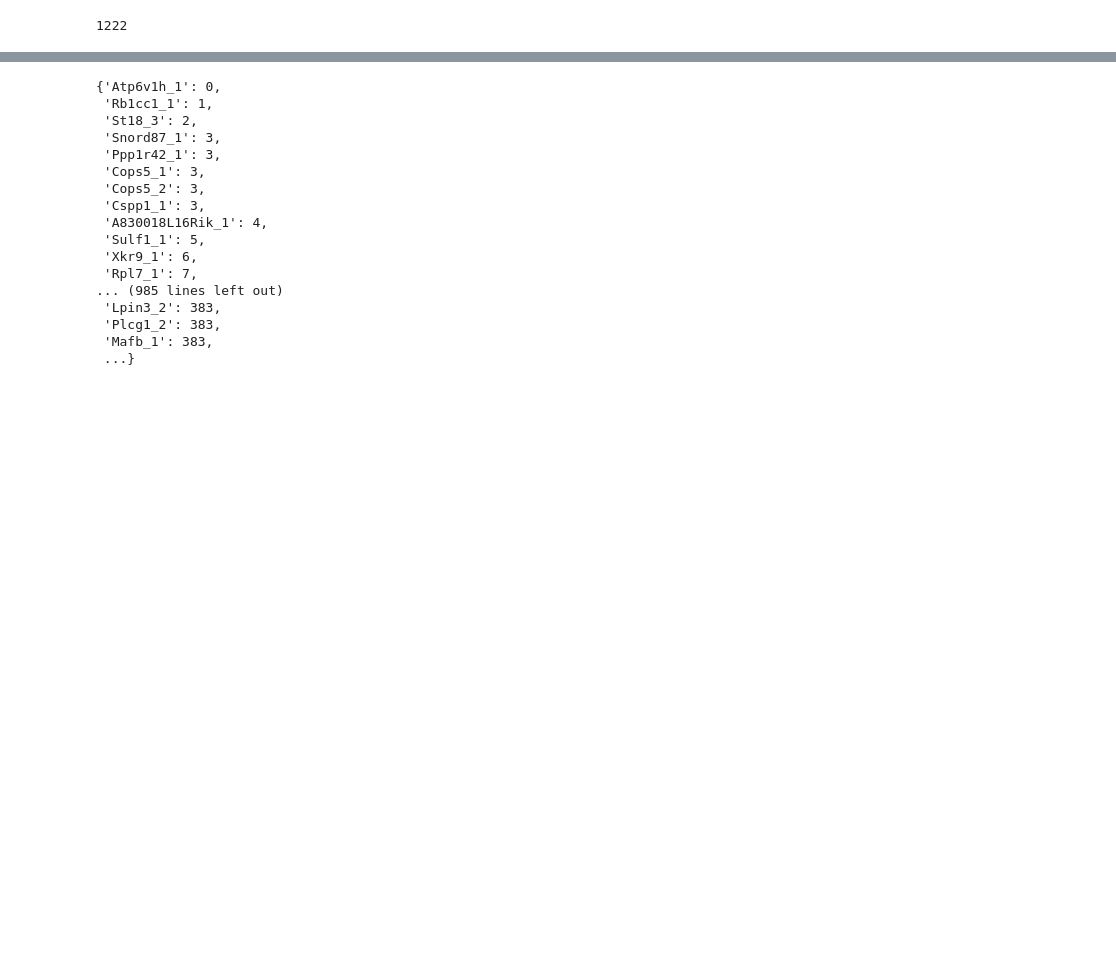
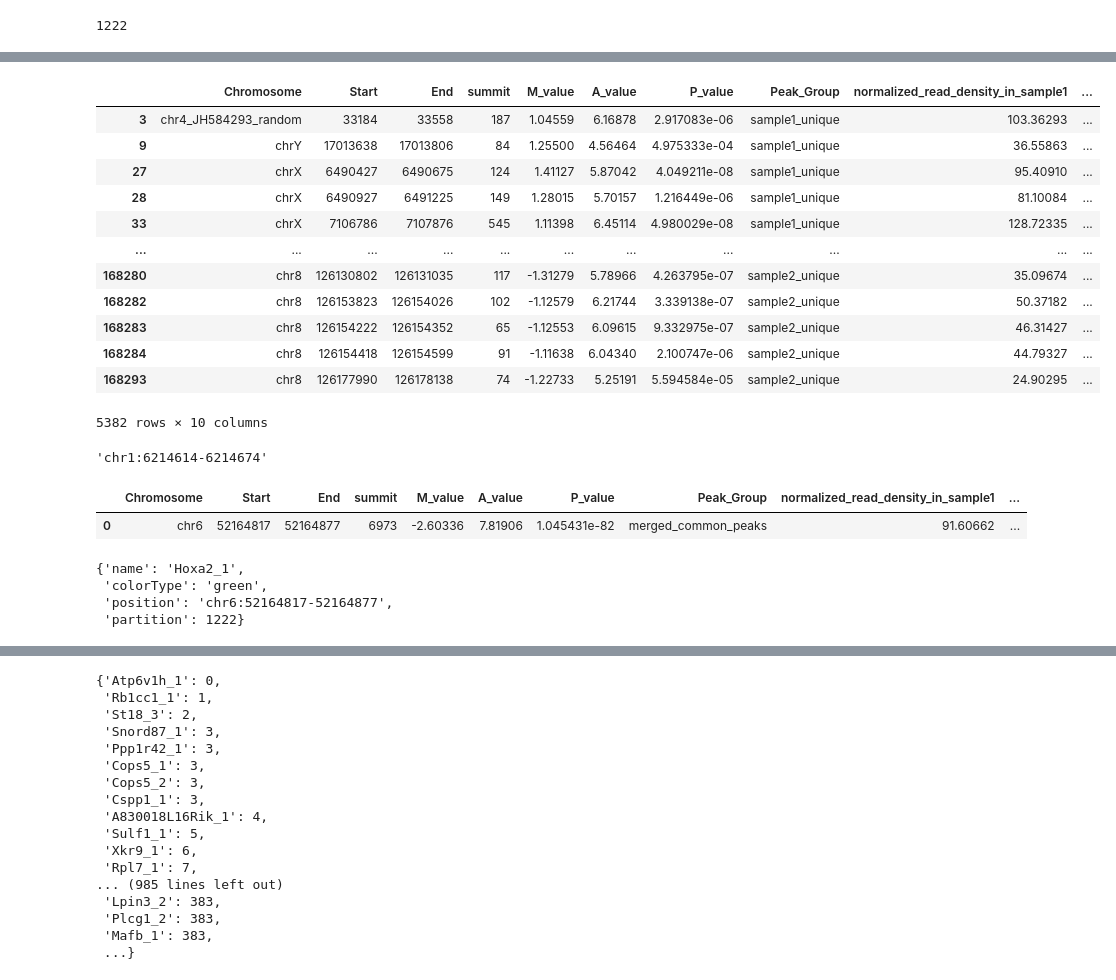
Before and after one commit to joachimwolff/Epigenetic-Graph-Analyzer, a Jupyter notebook: createInteractionsCoolerFormat_hg19_Mifsud.ipynb, the cells around one changed output, grey strips where cells are left out. Cells and saved outputs as stored; diff of their text form; code cells hidden in the pictures; blank space fills up the shorter version.

```diff
--- a/createInteractionsCoolerFormat_hg19_Mifsud.ipynb
+++ b/createInteractionsCoolerFormat_hg19_Mifsud.ipynb
@@ -743,0 +1003,27 @@ def writePlotlyGraphs(cluster_of_regulated_genes, output_path, graph, partition_
+# %%
+df_MAnorm_H3K4me2 = pd.read_csv(os.path.join(ROOT_PATH, "FMI_data/chip_peaks/MAnorm_main_result_Md_PA2_H3K4me2.tabular"), sep='\t')
+
+# Display the dataframe
+df_MAnorm_H3K4me2_pvalue = df_MAnorm_H3K4me2[df_MAnorm_H3K4me2['P_value'] <= 0.05]
+df_MAnorm_H3K4me2_pvalue_mvalue = df_MAnorm_H3K4me2_pvalue[(df_MAnorm_H3K4me2_pvalue['M_value'] >= 1) | (df_MAnorm_H3K4me2_pvalue['M_value'] <= -1)]
+# %%
+df_MAnorm_H3K4me2_pvalue_mvalue.rename(columns={"chr":'Chromosome', "start" : "Start", 'end':"End"}, inplace=True)
+df_MAnorm_H3K4me2_pvalue_mvalue
+# %% [output]
+|  | Chromosome | Start | End | summit | M_value | A_value | P_value | Peak_Group | normalized_read_density_in_sample1 | ... |
+| 3 | chr4_JH584293_random | 33184 | 33558 | 187 | 1.04559 | 6.16878 | 2.917083e-06 | sample1_unique | 103.36293 | ... |
+| 9 | chrY | 17013638 | 17013806 | 84 | 1.25500 | 4.56464 | 4.975333e-04 | sample1_unique | 36.55863 | ... |
+| 27 | chrX | 6490427 | 6490675 | 124 | 1.41127 | 5.87042 | 4.049211e-08 | sample1_unique | 95.40910 | ... |
+| 28 | chrX | 6490927 | 6491225 | 149 | 1.28015 | 5.70157 | 1.216449e-06 | sample1_unique | 81.10084 | ... |
+| 33 | chrX | 7106786 | 7107876 | 545 | 1.11398 | 6.45114 | 4.980029e-08 | sample1_unique | 128.72335 | ... |
+| ... | ... | ... | ... | ... | ... | ... | ... | ... | ... | ... |
+| 168280 | chr8 | 126130802 | 126131035 | 117 | -1.31279 | 5.78966 | 4.263795e-07 | sample2_unique | 35.09674 | ... |
+| 168282 | chr8 | 126153823 | 126154026 | 102 | -1.12579 | 6.21744 | 3.339138e-07 | sample2_unique | 50.37182 | ... |
+| 168283 | chr8 | 126154222 | 126154352 | 65 | -1.12553 | 6.09615 | 9.332975e-07 | sample2_unique | 46.31427 | ... |
+| 168284 | chr8 | 126154418 | 126154599 | 91 | -1.11638 | 6.04340 | 2.100747e-06 | sample2_unique | 44.79327 | ... |
+| 168293 | chr8 | 126177990 | 126178138 | 74 | -1.22733 | 5.25191 | 5.594584e-05 | sample2_unique | 24.90295 | ... |
+5382 rows × 10 columns
+# %%
+graph_sample_1.nodes[4]['position']
+# %% [output]
+'chr1:6214614-6214674'
@@ -743,0 +1034,18 @@ def writePlotlyGraphs(cluster_of_regulated_genes, output_path, graph, partition_
+# %%
+chromosome, position = graph_sample_1.nodes[8767]['position'].split(":")
+start, end = position.split("-")
+query_data = {'Chromosome': [chromosome], 'Start': [int(start)], 'End': [int(end)]}
+query_df = pd.DataFrame(query_data)
+query = pr.PyRanges(query_df)
+intersections = py_MAnorm_H3K4me2.intersect(query)
+intersections
+# %% [output]
+|  | Chromosome | Start | End | summit | M_value | A_value | P_value | Peak_Group | normalized_read_density_in_sample1 | ... |
+| 0 | chr6 | 52164817 | 52164877 | 6973 | -2.60336 | 7.81906 | 1.045431e-82 | merged_common_peaks | 91.60662 | ... |
+# %%
+graph_sample_1.nodes[8767]
+# %% [output]
+{'name': 'Hoxa2_1',
+ 'colorType': 'green',
+ 'position': 'chr6:52164817-52164877',
+ 'partition': 1222}
```
Also changed, not shown: parts of 31 cells of this notebook.
